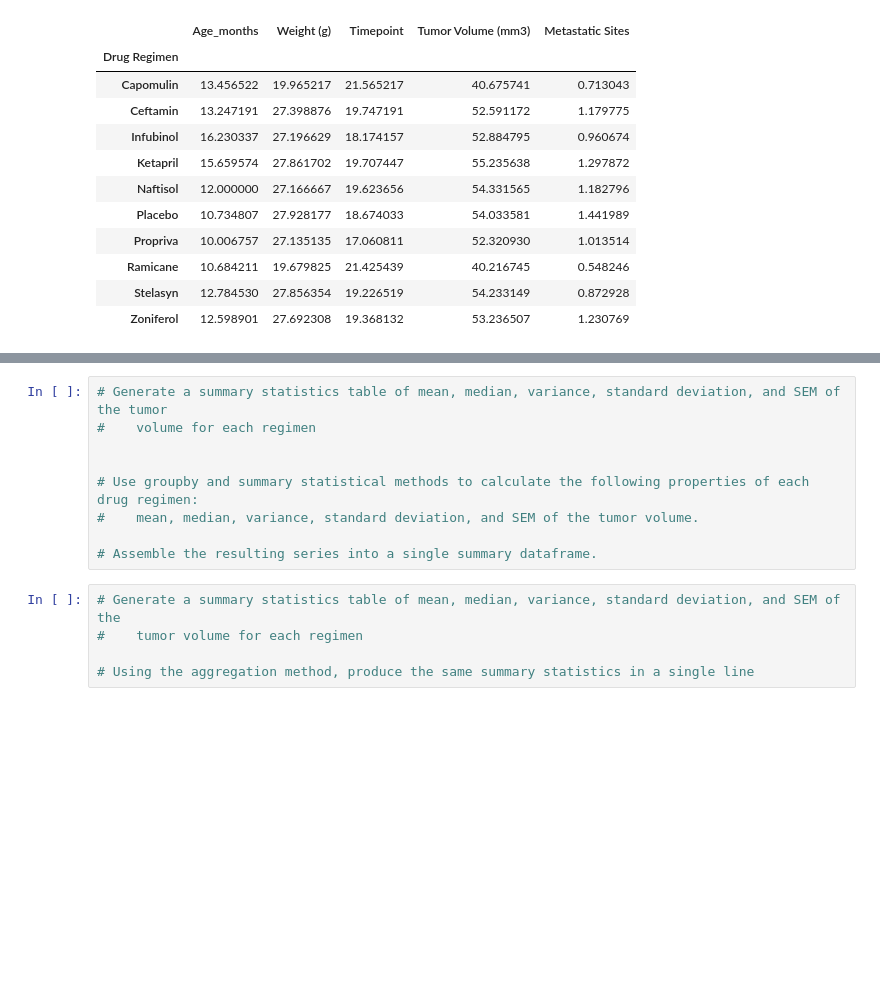
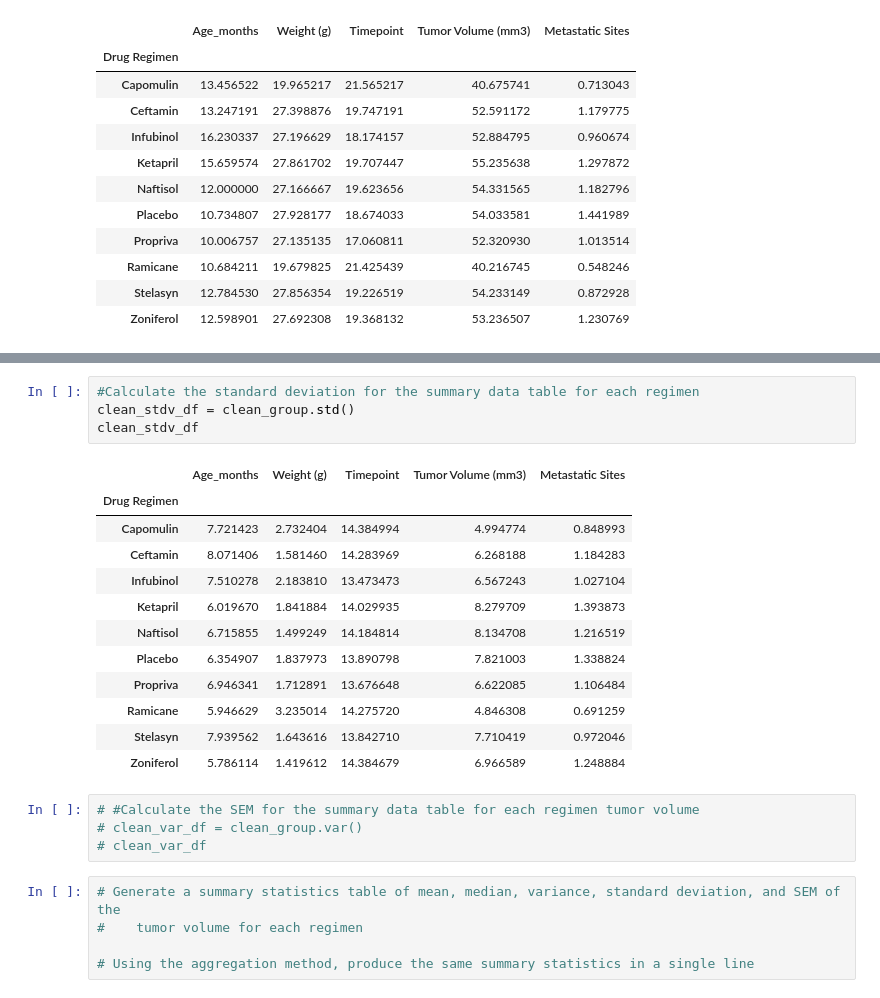
Before and after one commit to gigilynne/MatplotlibChallenge, a Jupyter notebook: pymaceuticals_analysis.ipynb, the cells around one changed output, grey strips where cells are left out. Cells and saved outputs as stored; diff of their text form; blank space fills up the shorter version.

```diff
--- a/pymaceuticals_analysis.ipynb
+++ b/pymaceuticals_analysis.ipynb
@@ -190,12 +201,24 @@ AttributeError: 'DataFrameGroupBy' object has no attribute 'variance'
-# %%
-# Generate a summary statistics table of mean, median, variance, standard deviation, and SEM of the tumor
-#    volume for each regimen
-
-
-# Use groupby and summary statistical methods to calculate the following properties of each drug regimen:
-#    mean, median, variance, standard deviation, and SEM of the tumor volume.
-
-# Assemble the resulting series into a single summary dataframe.
+# %%
+#Calculate the standard deviation for the summary data table for each regimen
+clean_stdv_df = clean_group.std()
+clean_stdv_df
+# %% [output]
+|  | Age_months | Weight (g) | Timepoint | Tumor Volume (mm3) | Metastatic Sites |
+| Drug Regimen |  |  |  |  |  |
+| Capomulin | 7.721423 | 2.732404 | 14.384994 | 4.994774 | 0.848993 |
+| Ceftamin | 8.071406 | 1.581460 | 14.283969 | 6.268188 | 1.184283 |
+| Infubinol | 7.510278 | 2.183810 | 13.473473 | 6.567243 | 1.027104 |
+| Ketapril | 6.019670 | 1.841884 | 14.029935 | 8.279709 | 1.393873 |
+| Naftisol | 6.715855 | 1.499249 | 14.184814 | 8.134708 | 1.216519 |
+| Placebo | 6.354907 | 1.837973 | 13.890798 | 7.821003 | 1.338824 |
+| Propriva | 6.946341 | 1.712891 | 13.676648 | 6.622085 | 1.106484 |
+| Ramicane | 5.946629 | 3.235014 | 14.275720 | 4.846308 | 0.691259 |
+| Stelasyn | 7.939562 | 1.643616 | 13.842710 | 7.710419 | 0.972046 |
+| Zoniferol | 5.786114 | 1.419612 | 14.384679 | 6.966589 | 1.248884 |
+# %%
+# #Calculate the SEM for the summary data table for each regimen tumor volume
+# clean_var_df = clean_group.var()
+# clean_var_df
 # %%
 # Generate a summary statistics table of mean, median, variance, standard deviation, and SEM of the
 #    tumor volume for each regimen
```
Also changed, not shown: parts of 2 cells of this notebook.
